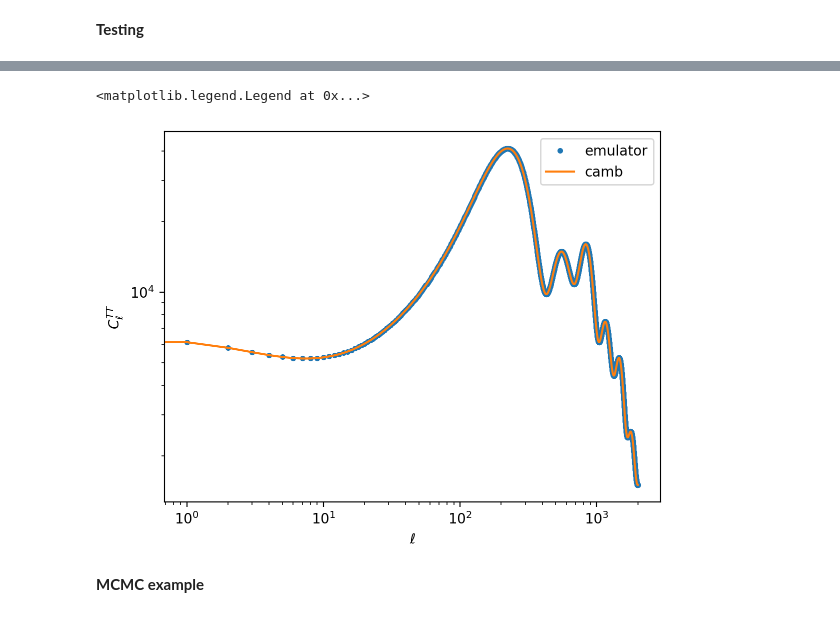
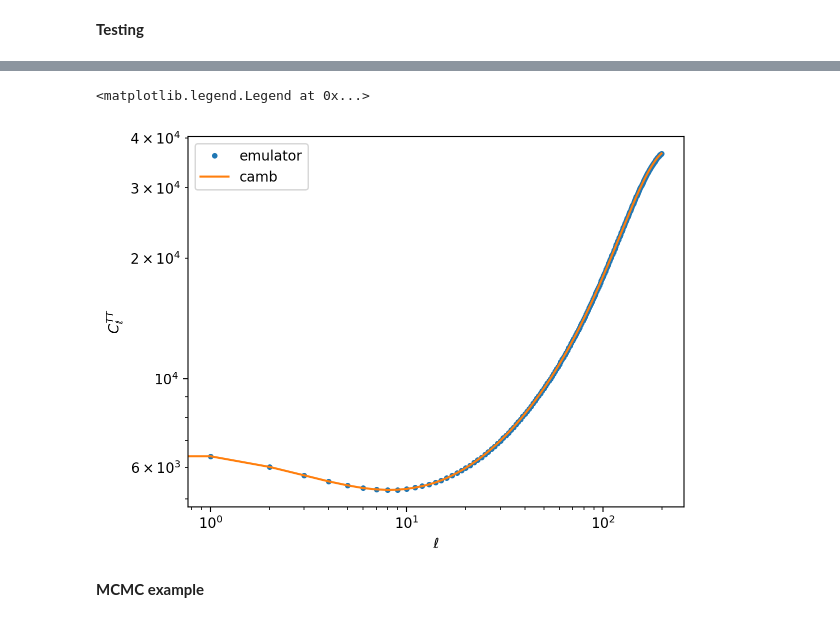
Before and after one commit to JerreYjz/cocoayz, a Jupyter notebook: Cocoa/training script/CMB-emulator-tutorial-compress.ipynb, the cells around one changed output, grey strips where cells are left out. Saved outputs shown, nothing was run; the diff lists cells and outputs as text; code cells hidden in the pictures.

```diff
--- a/Cocoa/training script/CMB-emulator-tutorial-compress.ipynb
+++ b/Cocoa/training script/CMB-emulator-tutorial-compress.ipynb
@@ -85,20 +85,21 @@ validloader = DataLoader(validset, batch_size=batch_size, shuffle=True, drop_las
 # %% [markdown]
 Here we start defining Machine learning Modules.
 # %%
-intdim = 4    # internal dimension of the ResMLP blocks
-int_trf = 2400# internal dimension of the Transformer block
-nc=32         # number of channels we pick
+intdim = 1   # internal dimension of the ResMLP blocks
+int_trf = 200# internal dimension of the Transformer block
+nc=4  # number of channels we pick
 
 #Set up the model and optimizer
 model = TRF(input_dim=input_size,output_dim=out_size,int_dim=intdim, int_trf=int_trf,N_channels=nc)
 model = nn.DataParallel(model)
 model.to(device)
+model=model.module.to(device)
 optimizer = torch.optim.Adam(model.parameters(),weight_decay=0)
 # %%
 # Setting up the learning rate scheduler
 reduce_lr = True#reducing learning rate on plateau
 if reduce_lr==True:
-    scheduler = torch.optim.lr_scheduler.ReduceLROnPlateau(optimizer, 'min',factor=0.5,patience=15)
+    scheduler = torch.optim.lr_scheduler.ReduceLROnPlateau(optimizer, 'min',factor=0.1,patience=5)
 # %% [markdown]
 **TRAINING PROCESS**\
 Here we use the loss function of $L=\sqrt{1+2\chi^2}$. The users should test out
@@ -106,7 +107,7 @@ their own best Loss functions and modify the code correspondingly.
 # %%
 
 
-n_epoch = 500 #just for demo, in reality you need around 500 to 700 or more epochs
+n_epoch = 50 #just for demo, in reality you need around 500 to 700 or more epochs
 PATH = "./trainedemu5000plktrf/chiTTAstautestc"+str(nc)
 train(model, scheduler, optimizer, trainloader, validloader, n_epoch, covinv, device,X_mean, X_std, Y_mean, Y_std, PATH)
 # %% [output]
@@ -170,9 +173,9 @@ def predict(X):
 
     return y_pred
 # %%
-testing_samples=np.load('Demo/cos_omb.npy',allow_pickle=True)[1750:]
+testing_samples=np.load('Demo/cos_omm_test.npy',allow_pickle=True)
 
-testing_data_vectors=np.load('Demo/cos_omb_TT_test.npy',allow_pickle=True)
+testing_data_vectors=np.load('Demo/cos_omm_test_TT.npy',allow_pickle=True)[:,:200]
 # %%
 testing_samples=torch.Tensor(testing_samples).to(device)
 
@@ -199,17 +202,17 @@ $f(\chi^2>0.2)=$ 0.024
 # %%
 #Plot out one example to compare the difference between emulator and camb
 
-ell=np.arange(2,2002,1)
+ell=np.arange(2,202,1)
 plt.plot(testing_results[100]*ell*(ell+1),'.',label='emulator')
 plt.plot(testing_data_vectors[100]*ell*(ell+1),label='camb')
 plt.xscale('log')
 plt.yscale('log')
 plt.xlabel(r'$\ell$')
 plt.ylabel(r'$C_{\ell}^{TT}$')
 plt.legend()
 # %% [output]
 <matplotlib.legend.Legend at 0x...>
-[figure, old version]
+[figure, new version]
 # %% [markdown]
 **MCMC example**
 # %%
```
Also changed, not shown: parts of 11 cells of this notebook.
